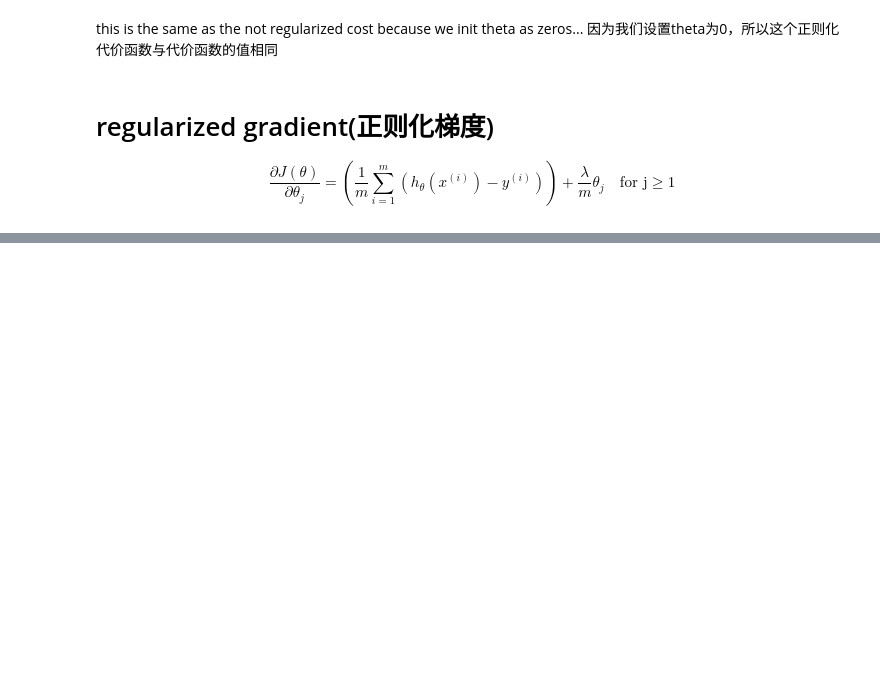
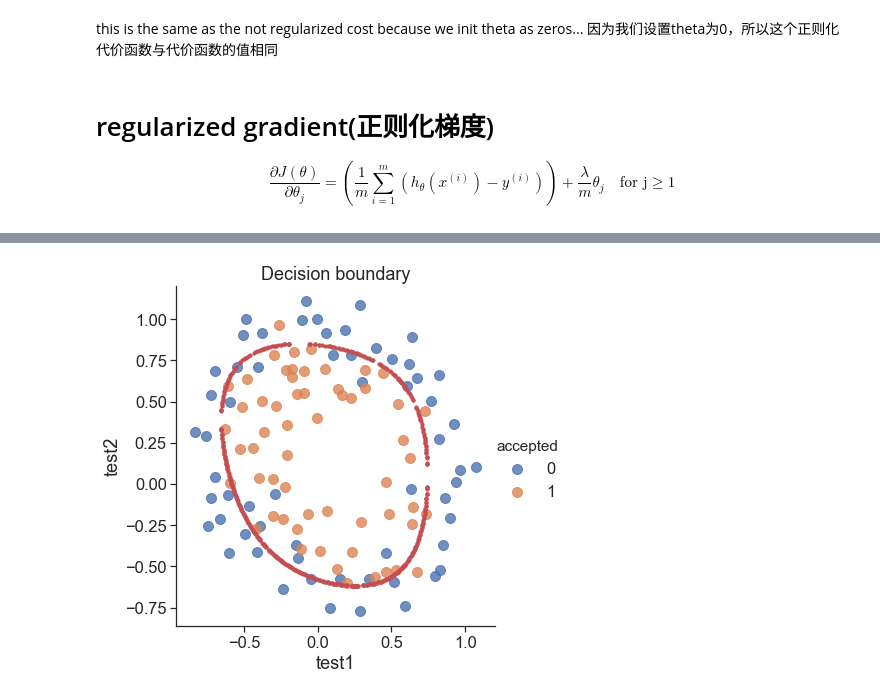
Before and after one commit to damonxiao/Coursera-ML-AndrewNg-Notes-Damon, a Jupyter notebook: chapter07/Logistic_regression.ipynb, the cells around one changed output, grey strips where cells are left out. Drawn from its saved outputs; the diff is of its cells as text; code cells hidden in the pictures; blank space fills up the shorter version.

```diff
--- a/chapter07/Logistic_regression.ipynb
+++ b/chapter07/Logistic_regression.ipynb
@@ -416,3 +418,17 @@ $$
 \text{       }
 \text{    for j}\ge \text{1}
 $$
+# %%
+def regularized_gradient(theta, X, y, l=1):
+    theta_j1_to_n = theta[1:]
+    regularized_theta = (l/len(X)) * theta_j1_to_n
+
+    # by doing this, no offset is on theta_0
+#     print("np.array([0])",np.array([0]))
+#     print("regularized_theta",regularized_theta)
+    regularized_term = np.concatenate([np.array([0]), regularized_theta])
+#     print("regularized_term",regularized_term)
+#     print("theta",theta)
+#     print("X",X)
+#     print("y",y)
+    return gradient(theta, X, y) + regularized_term
@@ -418,0 +449,4 @@ $$
+# %%
+print('init cost = {}'.format(regularized_cost(theta, X, y)))
+res = opt.minimize(fun=regularized_cost, x0=theta, args=(X,y), method = 'Newton-CG',jac=regularized_gradient)
+res
@@ -418,0 +474,4 @@ $$
+# %%
+final_theta = res.x
+y_pred = predict(X, final_theta)
+print(classification_report(y, y_pred))
@@ -418,0 +493,18 @@ $$
+# %%
+def draw_boundary(power, l):
+#     """
+#     power: polynomial power for mapped feature
+#     l: lambda constant
+#     """
+    density = 1000
+    threshhold = 2 * 10**-3
+
+    final_theta = feature_mapped_logistic_regression(power, l)
+    x, y = find_decision_boundary(density, power, final_theta, threshhold)
+
+    df = pd.read_csv('ex2data2.txt', names=['test1', 'test2', 'accepted'])
+    sns.lmplot('test1', 'test2', hue='accepted', data=df, size=6, fit_reg=False, scatter_kws={"s": 100})
+
+    plt.scatter(x, y, c='R', s=10)
+    plt.title('Decision boundary')
+    plt.show()
@@ -418,0 +550,4 @@ $$
+# %%
+draw_boundary(power=6, l=1)#lambda=1
+# %% [output]
+[figure, added]
```
Also changed, not shown: parts of 14 cells of this notebook.
